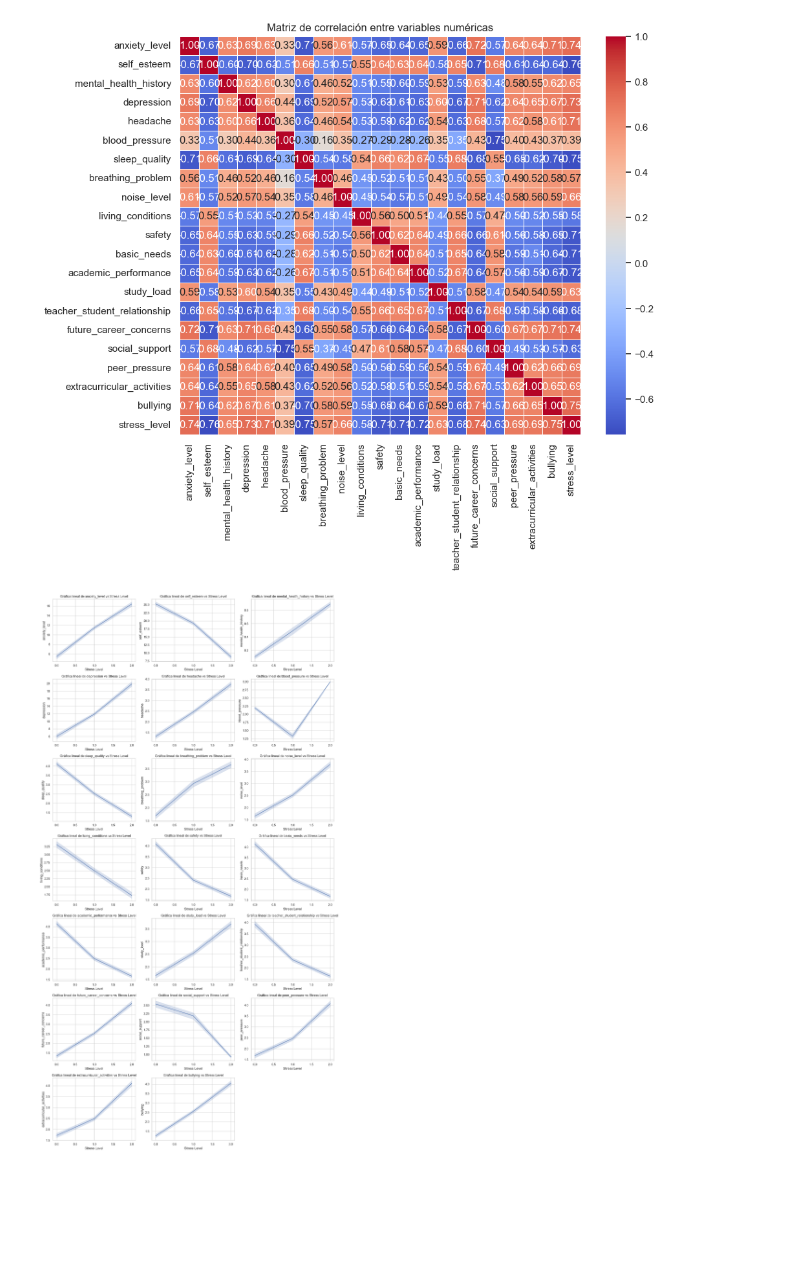
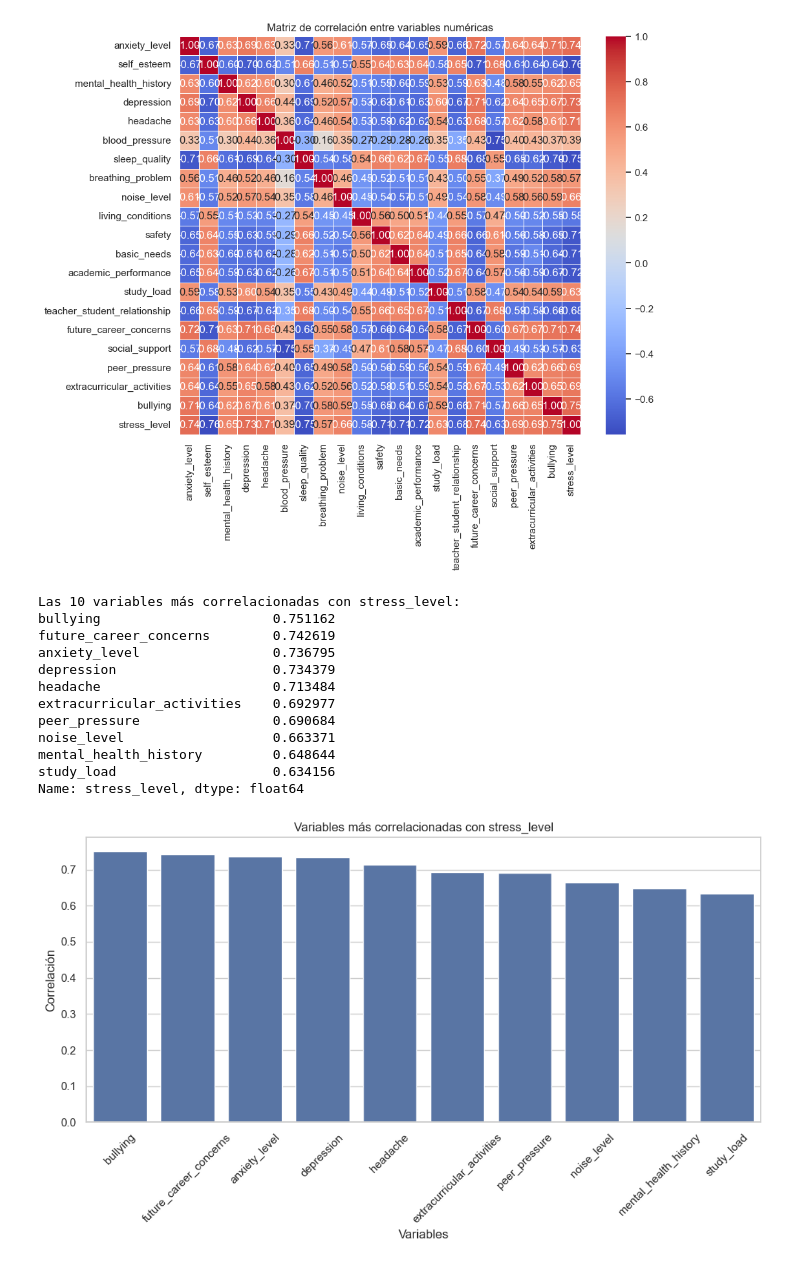
Before and after one commit to JuanLopezAranzazu/proyecto4-ciencia-datos, a Jupyter notebook: notebooks/descriptive_analysis.ipynb, the cells around one changed output. Saved outputs shown, nothing was run; the diff lists cells and outputs as text; code cells hidden in the pictures; blank space fills up the shorter version.

```diff
--- a/notebooks/descriptive_analysis.ipynb
+++ b/notebooks/descriptive_analysis.ipynb
@@ -198,28 +198,40 @@ plt.title('Matriz de correlación entre variables numéricas')
 plt.show()
 # %% [output]
 [figure]
-# %%
-# Graficas lineales de las variables numéricas
-
-num_vars = len(numerical_columns)
-cols = 3  # Número de columnas que deseas
-rows = math.ceil(num_vars / cols)
-
-plt.figure(figsize=(5 * cols, 4 * rows))
-
-for i, column in enumerate(numerical_columns, 1):
-    if column != 'stress_level':  # Evitar la columna objetivo
-        plt.subplot(rows, cols, i)
-        # Grafica lineal
-        sns.lineplot(data=df, x='stress_level', y=column)
-        plt.title(f'Gráfica lineal de {column} vs Stress Level')
-        plt.xlabel('Stress Level')
-        plt.ylabel(column)
-
-plt.tight_layout()
-plt.show()
-# %% [output]
-[figure, removed]
+# %%
+# Calcular la correlación de todas las variables numéricas con stress_level
+correlation = df.corr(numeric_only=True)['stress_level'].sort_values(ascending=False)
+
+# Eliminar la correlación de stress_level consigo mismo
+correlation = correlation.drop('stress_level')
+
+# Mostrar las 10 más correlacionadas
+print("Las 10 variables más correlacionadas con stress_level:")
+print(correlation.head(10))
+
+# Gráfico de barras de las 10 variables más correlacionadas con stress_level
+plt.figure(figsize=(10, 6))
+sns.barplot(x=correlation.head(10).index, y=correlation.head(10).values)
+plt.title('Variables más correlacionadas con stress_level')
+plt.xlabel('Variables')
+plt.ylabel('Correlación')
+plt.xticks(rotation=45)
+plt.tight_layout()
+plt.show()
+# %% [output]
+Las 10 variables más correlacionadas con stress_level:
+bullying                      0.751162
+future_career_concerns        0.742619
+anxiety_level                 0.736795
+depression                    0.734379
+headache                      0.713484
+extracurricular_activities    0.692977
+peer_pressure                 0.690684
+noise_level                   0.663371
+mental_health_history         0.648644
+study_load                    0.634156
+Name: stress_level, dtype: float64
+[figure, added]
 # %%
 # Gráfico de barras para las varables numéricas
 
```
Also changed, not shown: parts of 7 cells of this notebook, 3 other files.
